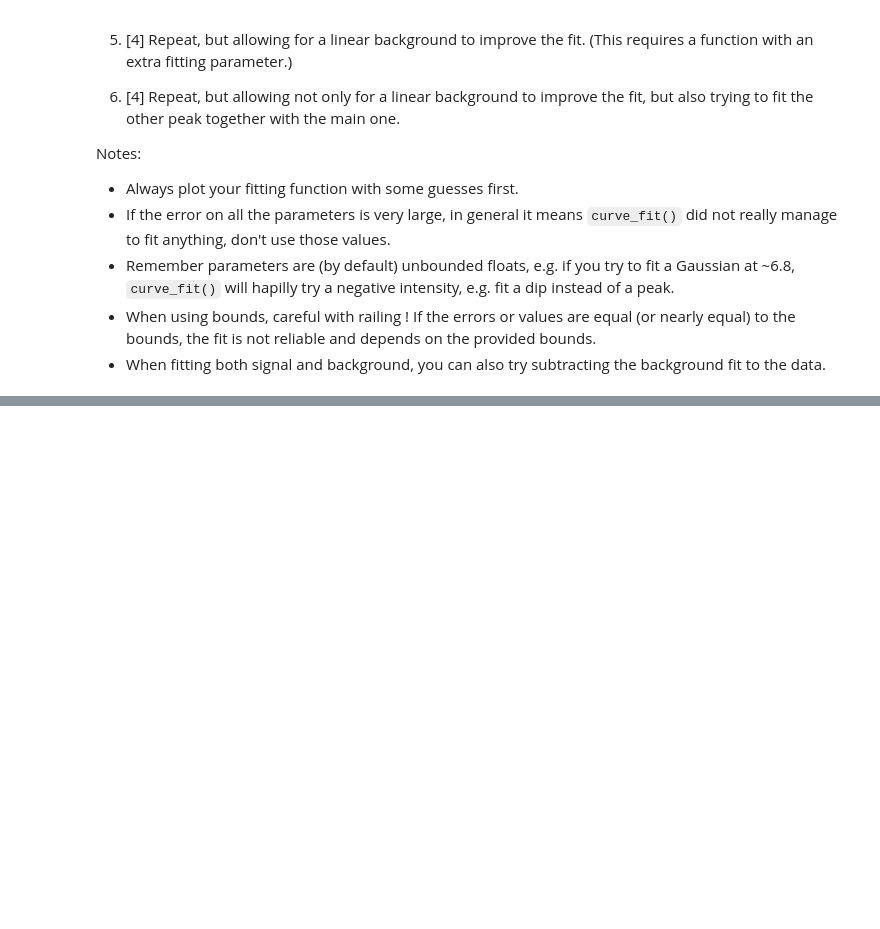
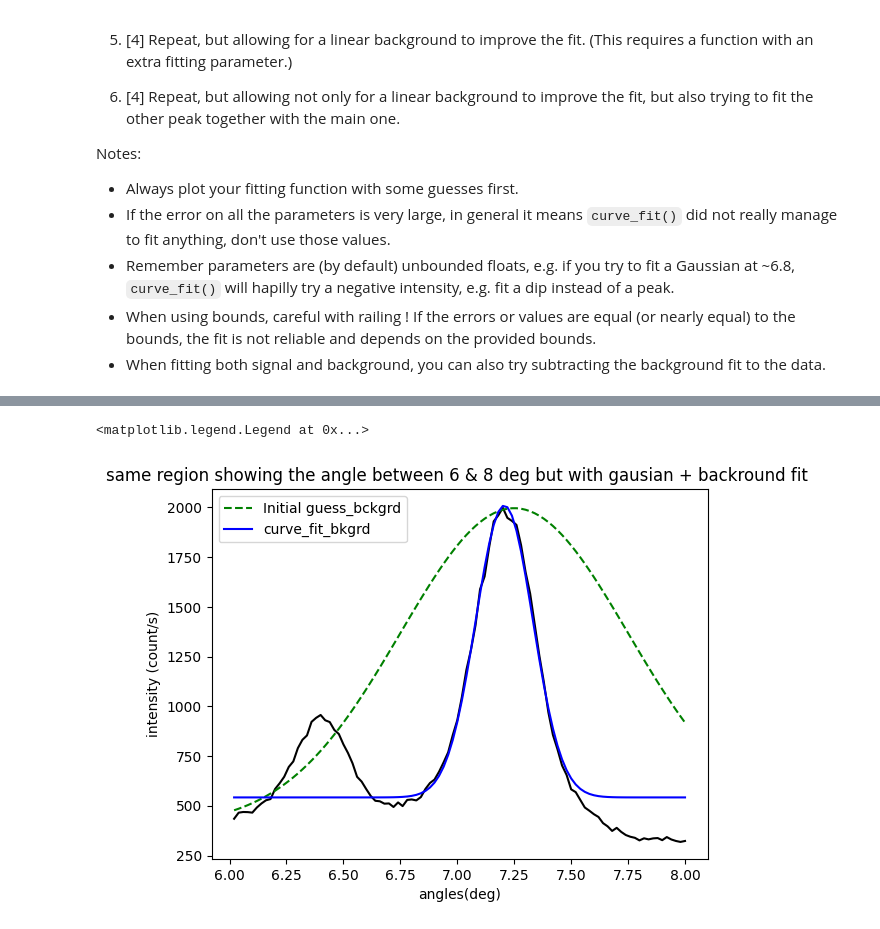
Before and after one commit to PX2145-2025/week-4-b-lloydCallum, a Jupyter notebook: Curvefit.ipynb, the cells around one changed output, grey strips where cells are left out. Cells and saved outputs as stored; diff of their text form; code cells hidden in the pictures; blank space fills up the shorter version.

```diff
--- a/Curvefit.ipynb
+++ b/Curvefit.ipynb
@@ -290,0 +318,18 @@ Notes:
+# %%
+def Gau_background(x, intensity, mu, sigma, bckg):    #adding the backround into the function
+  return Gau(x, intensity, mu, sigma) + bckg
+
+p_guess = [2000,7.25,0.5, 400] #guess for the peak intensity,angle,width and backround
+popt, pcov = curve_fit(Gau_background, angles_selected , CR_s_selected, p_guess)
+
+plt.plot(angles_selected, CR_s_selected, 'k')
+plt.plot(angles_selected, Gau_background(angles_selected, *p_guess), 'g--', label='Initial guess_bckgrd')
+plt.plot(angles_selected, Gau_background(angles_selected, popt[0], popt[1], popt[2], popt[3]), 'b-', label='curve_fit_bkgrd')
+
+plt.xlabel('angles(deg)')
+plt.ylabel('intensity (count/s)')
+plt.title('same region showing the angle between 6 & 8 deg but with gausian + backround fit ')
+plt.legend()
+# %% [output]
+<matplotlib.legend.Legend at 0x...>
+[figure, added]
```
Also changed, not shown: parts of 6 cells of this notebook.
